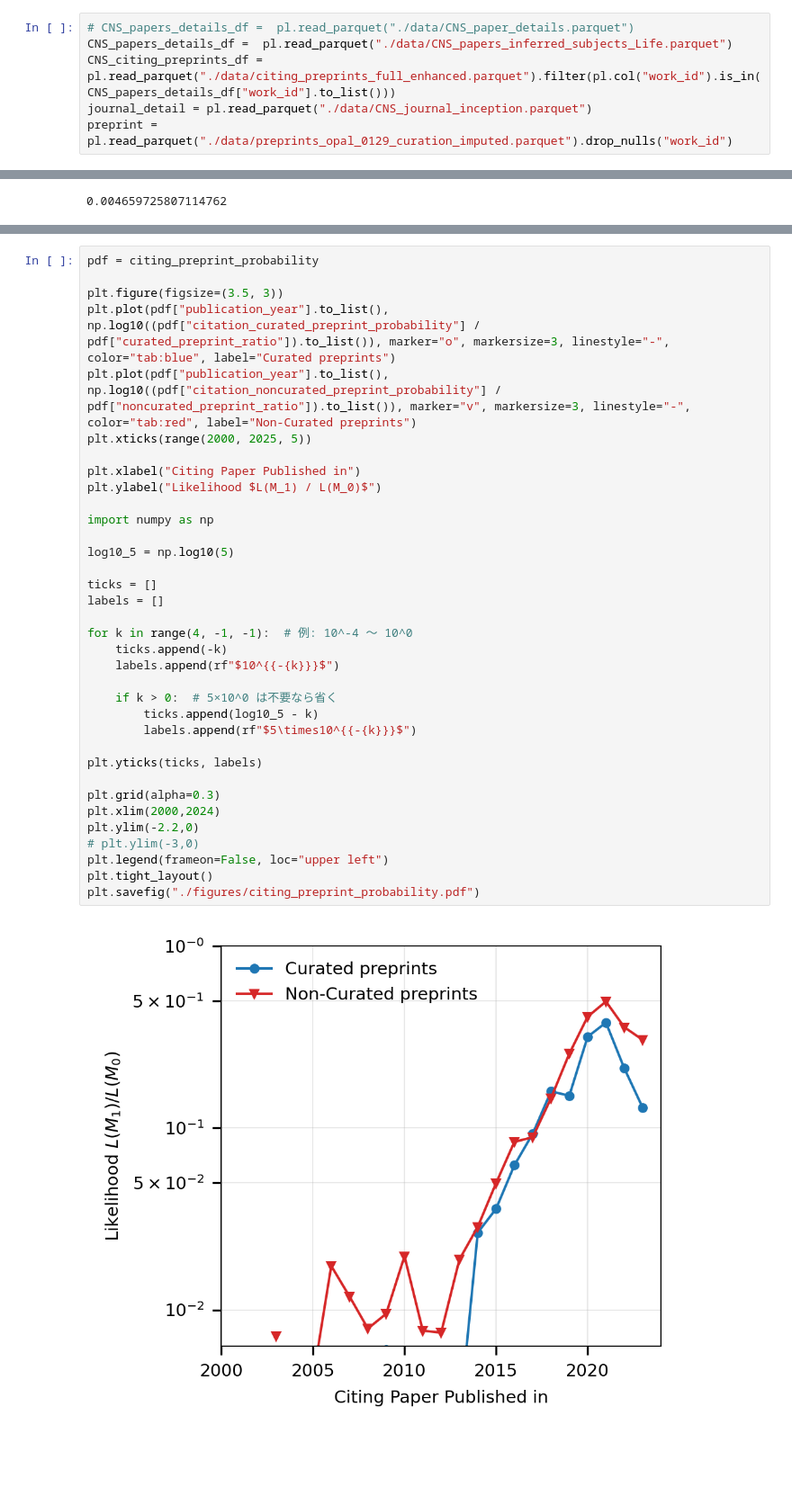
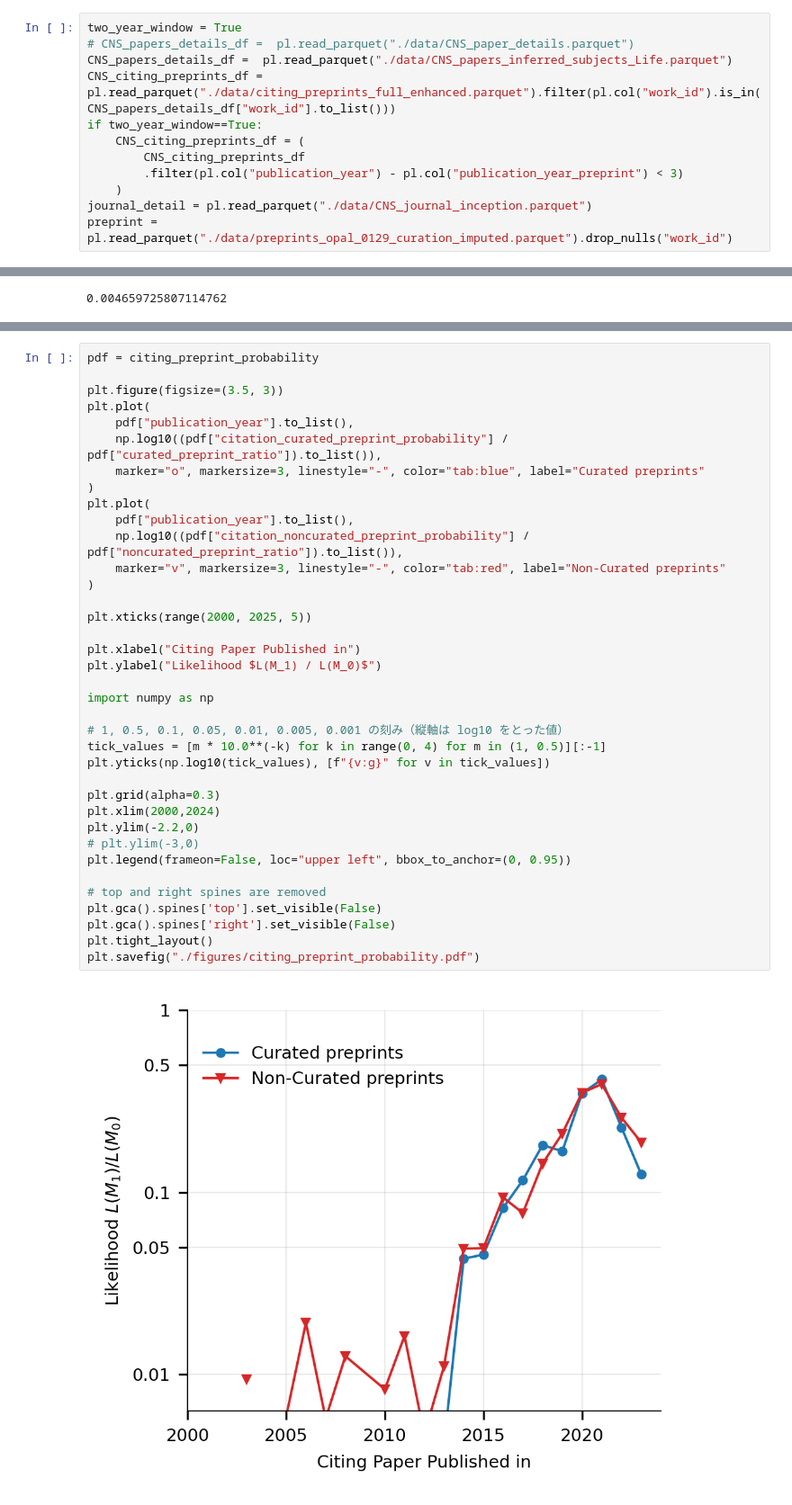
Before and after one commit to psmuler/preprint-journal, a Jupyter notebook: 3.preprint_count.ipynb, the cells around one changed output, grey strips where cells are left out. Shown at 90% size. Saved outputs shown, nothing was run; the diff lists cells and outputs as text; blank space fills up the shorter version.

```diff
--- a/3.preprint_count.ipynb
+++ b/3.preprint_count.ipynb
@@ -57,7 +57,13 @@ Text(0.05, 1.02, 'c')
 # %%
+two_year_window = True
 # CNS_papers_details_df =  pl.read_parquet("./data/CNS_paper_details.parquet")
 CNS_papers_details_df =  pl.read_parquet("./data/CNS_papers_inferred_subjects_Life.parquet")
 CNS_citing_preprints_df = pl.read_parquet("./data/citing_preprints_full_enhanced.parquet").filter(pl.col("work_id").is_in(CNS_papers_details_df["work_id"].to_list()))
+if two_year_window==True:
+    CNS_citing_preprints_df = (
+        CNS_citing_preprints_df
+        .filter(pl.col("publication_year") - pl.col("publication_year_preprint") < 3)
+    )
 journal_detail = pl.read_parquet("./data/CNS_journal_inception.parquet")
 preprint = pl.read_parquet("./data/preprints_opal_0129_curation_imputed.parquet").drop_nulls("work_id")
 # %%
@@ -296,40 +282,42 @@ plt.tight_layout()
 # %%
 pdf = citing_preprint_probability
 
 plt.figure(figsize=(3.5, 3))
-plt.plot(pdf["publication_year"].to_list(), np.log10((pdf["citation_curated_preprint_probability"] / pdf["curated_preprint_ratio"]).to_list()), marker="o", markersize=3, linestyle="-", color="tab:blue", label="Curated preprints")
-plt.plot(pdf["publication_year"].to_list(), np.log10((pdf["citation_noncurated_preprint_probability"] / pdf["noncurated_preprint_ratio"]).to_list()), marker="v", markersize=3, linestyle="-", color="tab:red", label="Non-Curated preprints")
+plt.plot(
+    pdf["publication_year"].to_list(),
+    np.log10((pdf["citation_curated_preprint_probability"] / pdf["curated_preprint_ratio"]).to_list()),
+    marker="o", markersize=3, linestyle="-", color="tab:blue", label="Curated preprints"
+)
+plt.plot(
+    pdf["publication_year"].to_list(),
+    np.log10((pdf["citation_noncurated_preprint_probability"] / pdf["noncurated_preprint_ratio"]).to_list()),
+    marker="v", markersize=3, linestyle="-", color="tab:red", label="Non-Curated preprints"
+)
+
 plt.xticks(range(2000, 2025, 5))
 
 plt.xlabel("Citing Paper Published in")
 plt.ylabel("Likelihood $L(M_1) / L(M_0)$")
 
 import numpy as np
 
-log10_5 = np.log10(5)
-
-ticks = []
-labels = []
-
-for k in range(4, -1, -1):  # 例: 10^-4 ～ 10^0
-    ticks.append(-k)
-    labels.append(rf"$10^{{-{k}}}$")
-
-    if k > 0:  # 5×10^0 は不要なら省く
-        ticks.append(log10_5 - k)
-        labels.append(rf"$5\times10^{{-{k}}}$")
-
-plt.yticks(ticks, labels)
+# 1, 0.5, 0.1, 0.05, 0.01, 0.005, 0.001 の刻み（縦軸は log10 をとった値）
+tick_values = [m * 10.0**(-k) for k in range(0, 4) for m in (1, 0.5)][:-1]
+plt.yticks(np.log10(tick_values), [f"{v:g}" for v in tick_values])
 
 plt.grid(alpha=0.3)
 plt.xlim(2000,2024)
 plt.ylim(-2.2,0)
 # plt.ylim(-3,0)
-plt.legend(frameon=False, loc="upper left")
+plt.legend(frameon=False, loc="upper left", bbox_to_anchor=(0, 0.95))
+
+# top and right spines are removed
+plt.gca().spines['top'].set_visible(False)
+plt.gca().spines['right'].set_visible(False)
 plt.tight_layout()
 plt.savefig("./figures/citing_preprint_probability.pdf")
 # %% [output]
-[figure, old version]
+[figure, new version]
 # %%
 citing_preprint_probability.filter(pl.col("publication_year").is_between(2008, 2013)).select("publication_year", "num_citing_curated_preprints")
 # %% [output]
```
Also changed, not shown: parts of 8 cells of this notebook, 16 other files.
